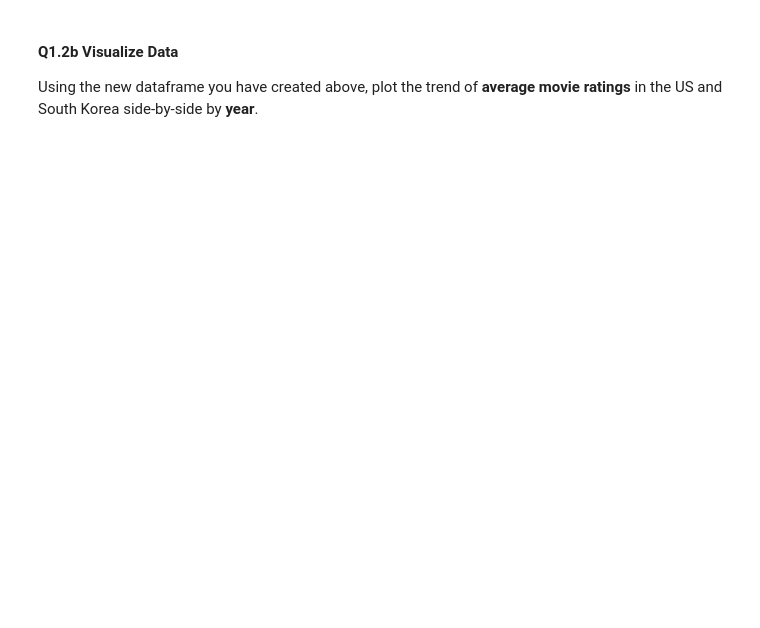
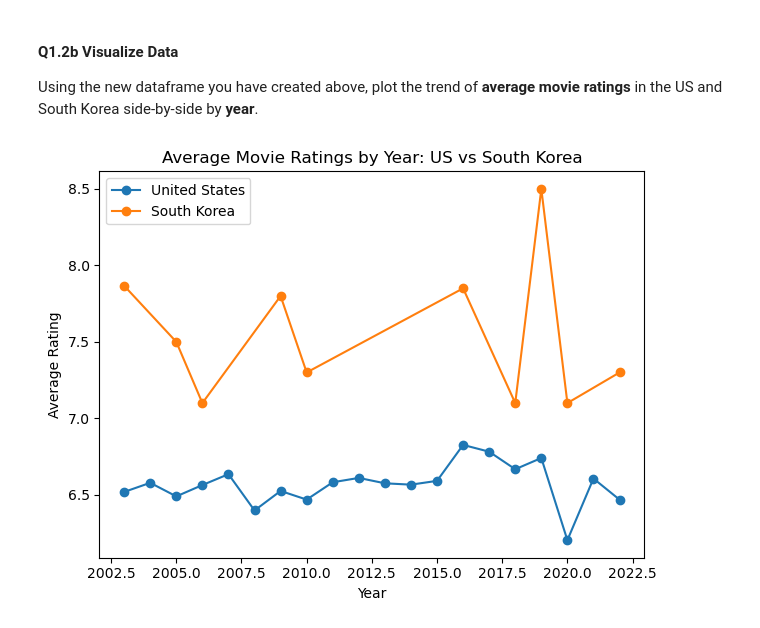
Before and after one commit to avantikavarma/EEC-174-Lab2, a Jupyter notebook: PreLab.ipynb, the cells around one changed output. Saved outputs shown, nothing was run; the diff lists cells and outputs as text; code cells hidden in the pictures; blank space fills up the shorter version.

```diff
--- a/PreLab.ipynb
+++ b/PreLab.ipynb
@@ -19,7 +19,7 @@ warnings.simplefilter('ignore')
 import pandas as pd
 
 # Load in our movies dataset
-movies = pd.read_csv('movies.csv')
+movies = pd.read_csv('Data/movies.csv')
 # %%
 # This is just a small configuration change for purposes of the class
 pd.options.display.max_rows = 4
@@ -136,0 +112,13 @@ print("----Top 10 Movies in USA and SK----")
+# %%
+pd.options.display.max_rows = 10
+
+US_movies = movies[movies.Country_of_origin == 'United States']
+SK_movies = movies[movies.Country_of_origin == 'South Korea']
+
+combined = movies[(movies.Country_of_origin == 'Unites States') | (movies.Country_of_origin == 'South Korea')]
+combined = combined.sort_values('Rating', ascending=False)
+
+result = combined[['Country_of_origin', 'Title', 'Rating', 'Year', 'Certificate', 'Genre']].head(10)
+
+print("----Top 10 Movies in USA and SK----")
+print(result)
@@ -145,0 +147,19 @@ import matplotlib.pyplot as plt
+# %%
+import matplotlib.pyplot as plt
+%matplotlib inline
+
+us_avg = US_movies.groupby('Year')['Rating'].mean()
+sk_avg = SK_movies.groupby('Year')['Rating'].mean()
+
+plt.figure()
+plt.plot(us_avg.index, us_avg.values, label='United States', marker='o')
+plt.plot(sk_avg.index, sk_avg.values, label='South Korea', marker='o')
+
+plt.title('Average Movie Ratings by Year: US vs South Korea')
+plt.xlabel('Year')
+plt.ylabel('Average Rating')
+plt.legend()
+plt.tight_layout()
+plt.show()
+# %% [output]
+[figure, added]
```
Also changed, not shown: parts of 4 cells of this notebook, 1 other file.
